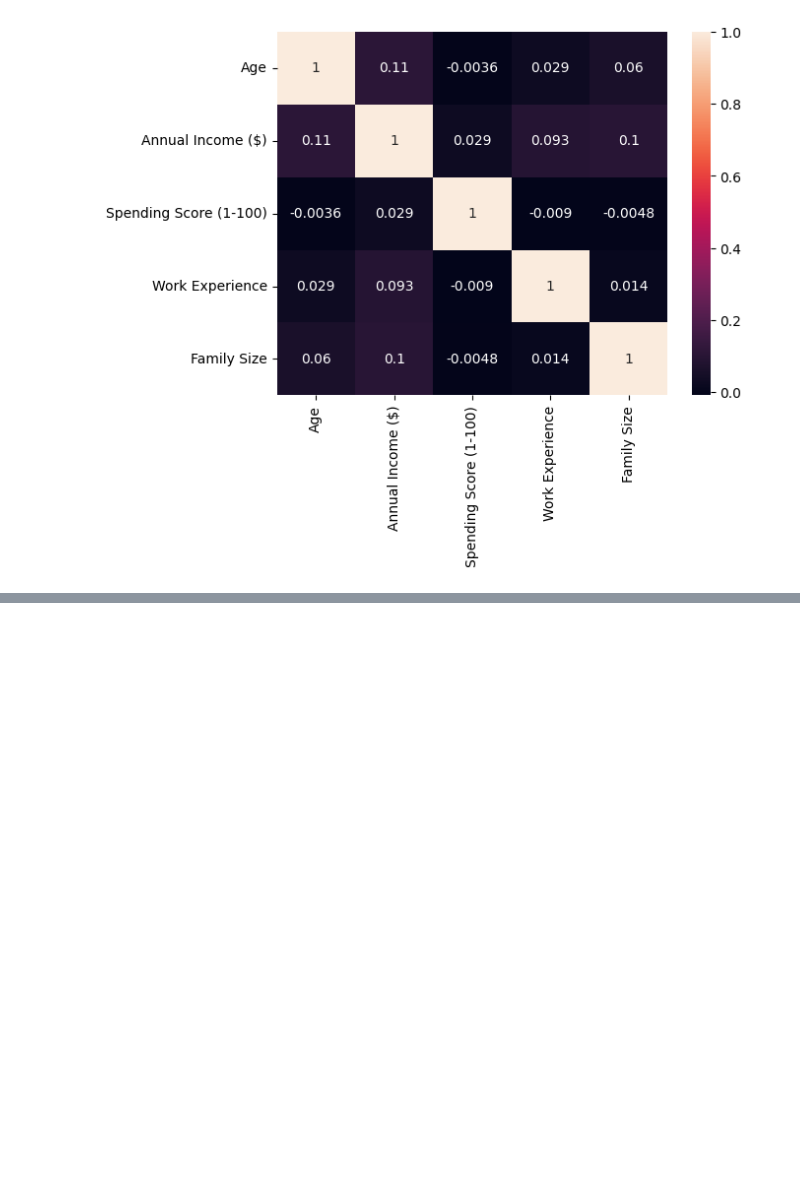
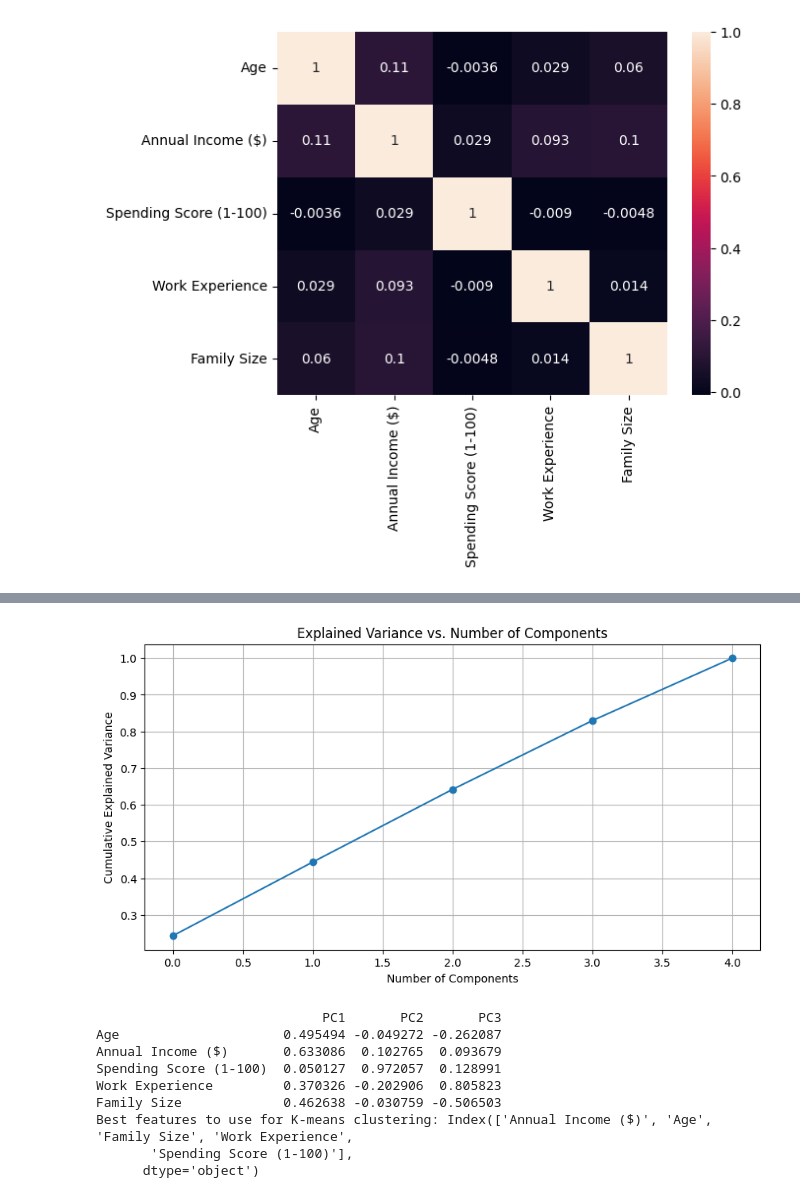
Before and after one commit to mayurasandakalum/shop-customer-data-clustering, a Jupyter notebook: code.ipynb, the cells around one changed output, grey strips where cells are left out. Drawn from its saved outputs; the diff is of its cells as text; code cells hidden in the pictures; blank space fills up the shorter version.

```diff
--- a/code.ipynb
+++ b/code.ipynb
@@ -343,0 +452,53 @@ sns.heatmap(df2[['Age', 'Annual Income ($)', 'Spending Score (1-100)', 'Work Exp
+# %%
+import pandas as pd
+from sklearn.preprocessing import StandardScaler
+from sklearn.decomposition import PCA
+import matplotlib.pyplot as plt
+import numpy as np
+
+# Assuming 'df2' is your DataFrame and 'numerical_columns' is a list of column names with numerical data
+data = df2[numerical_columns]
+
+# Standardize the data
+scaler = StandardScaler()
+scaled_data = scaler.fit_transform(data)
+
+# Apply PCA
+pca = PCA()
+pca.fit(scaled_data)
+pca_data = pca.transform(scaled_data)
+
+# Plot the explained variance to decide the number of components
+plt.figure(figsize=(10, 5))
+plt.plot(np.cumsum(pca.explained_variance_ratio_), marker='o')
+plt.xlabel('Number of Components')
+plt.ylabel('Cumulative Explained Variance')
+plt.title('Explained Variance vs. Number of Components')
+plt.grid(True)
+plt.show()
+
+# Analyze the loadings to determine feature importance
+loadings = pd.DataFrame(pca.components_.T, columns=[f'PC{i+1}' for i in range(pca.n_components_)], index=data.columns)
+
+# Display the loadings for the first few principal components
+print(loadings.iloc[:, :3])
+
+# Define the number of features you want to select
+k = 5  # or any number you decide based on your analysis
+
+# Choose the best features based on the loadings
+# For simplicity, let's choose the features with the highest absolute values in the first principal component
+best_features = loadings.iloc[:, 0].abs().sort_values(ascending=False).index[:k]
+
+print("Best features to use for K-means clustering:", best_features)
+# %% [output]
+[figure, added]
+                             PC1       PC2       PC3
+Age                     0.495494 -0.049272 -0.262087
+Annual Income ($)       0.633086  0.102765  0.093679
+Spending Score (1-100)  0.050127  0.972057  0.128991
+Work Experience         0.370326 -0.202906  0.805823
+Family Size             0.462638 -0.030759 -0.506503
+Best features to use for K-means clustering: Index(['Annual Income ($)', 'Age', 'Family Size', 'Work Experience',
+       'Spending Score (1-100)'],
+      dtype='object')
```
Also changed, not shown: parts of 17 cells of this notebook.
